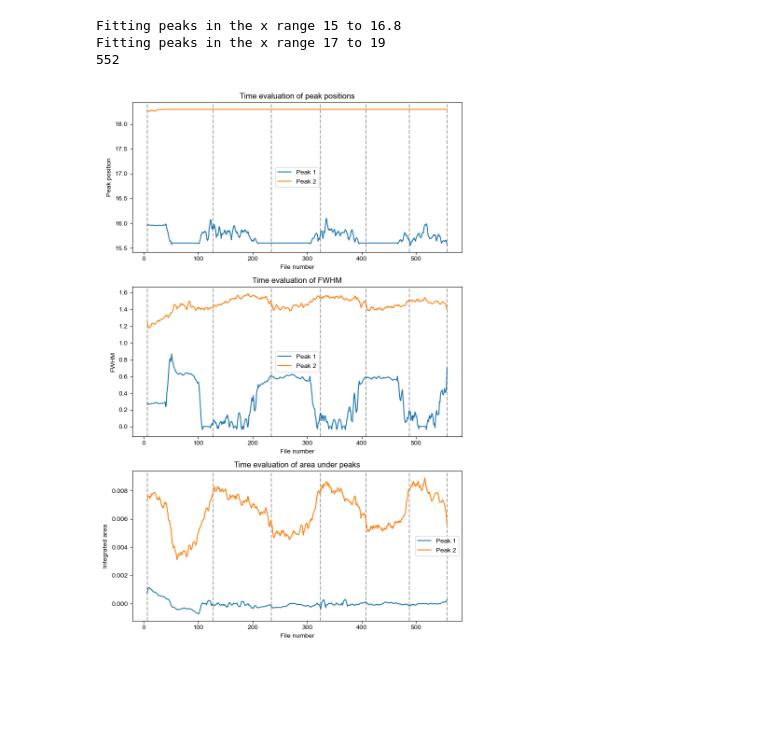
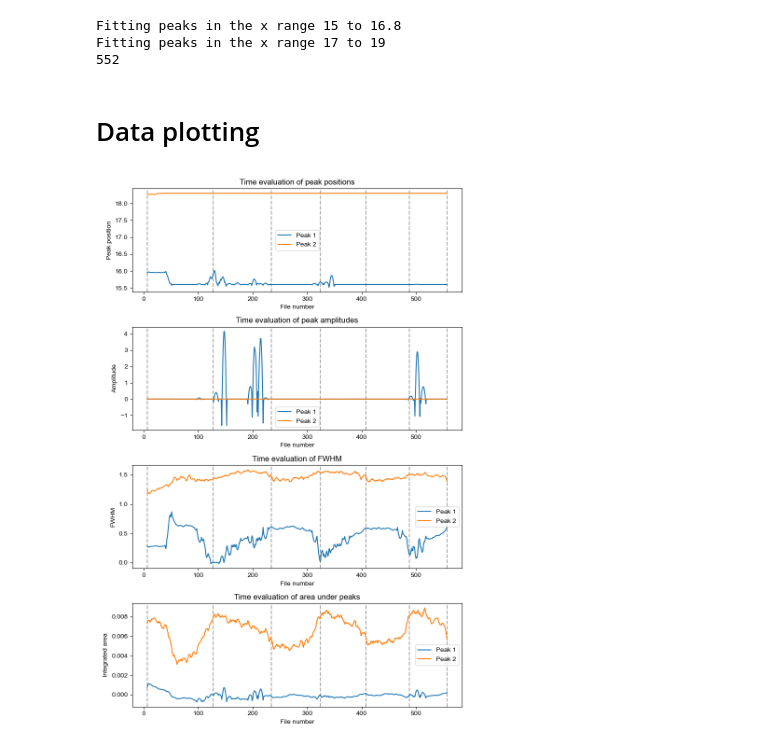
Before and after one commit to PronoyDutta/SAXS_WAXS, a Jupyter notebook: under_development/fitting_data.ipynb, the cells around one changed output. Drawn from its saved outputs; the diff is of its cells as text; code cells hidden in the pictures; blank space fills up the shorter version.

```diff
--- a/under_development/fitting_data.ipynb
+++ b/under_development/fitting_data.ipynb
@@ -451,7 +458,7 @@ plt.ylim(-0.001,0.008)"""
 # %%
 # filter data between ranges
 
-min_x = 15
+min_x = 15.6
 max_x = 19
 
 X_positions = corrected_waxs_files[starting_file].iloc[:,0]
@@ -468,7 +475,7 @@ y_filtered = []
 
 for entry in range(start_row, end_row+1):
     x_temp = corrected_waxs_files[1].iloc[entry,0]
-    y_temp = corrected_waxs_files[127].iloc[entry,1]
+    y_temp = corrected_waxs_files[222].iloc[entry,1]
     x_filtered.append(x_temp)
     y_filtered.append(y_temp)
 
@@ -477,8 +484,8 @@ y_filtered = np.array(y_filtered)
 
 # mean_positions = [18.5, 19.1, 19.5, 19.9, 20.8]
 # mean_positions = [18.6, 19.13, 19.9, 20.8]
-mean_positions = [15.9,18.35,18.7]
-# mean_positions = [19,19.8]
+mean_positions = [15.9,18,18.7]
+
 initial_guess = []
 
 for pos in mean_positions:
@@ -490,8 +497,8 @@ lower_bounds = []
 upper_bounds = []
 
 for pos in mean_positions:
-    lower_bounds += [0, min_x, 0]  # Lower bound for [amplitude, center, width]
-    upper_bounds += [np.inf, max_x, 1.0]  # Upper bound for [amplitude, center, width]
+    lower_bounds += [0, pos - 0.2, 0]  # Lower bound for [amplitude, center, width]
+    upper_bounds += [np.inf, pos + 0.2, 1.0]  # Upper bound for [amplitude, center, width]
 
 # Add bounds for baseline
 lower_bounds += [np.min(y_filtered)]
@@ -590,8 +597,8 @@ for file_number in range(starting_file, last_file+1):
     upper_bounds = []
 
     for pos in mean_positions:
-        lower_bounds += [0, min_x, 0]  # Lower bound for [amplitude, center, width]
-        upper_bounds += [np.inf, max_x, 1.0]  # Upper bound for [amplitude, center, width]
+        lower_bounds += [0, pos - 0.2, 0]  # Lower bound for [amplitude, center, width]
+        upper_bounds += [np.inf, pos + 0.2, 1.0]  # Upper bound for [amplitude, center, width]
 
     # Add bounds for baseline
     lower_bounds += [np.min(y_filtered)]
@@ -715,7 +724,7 @@ for min_x, max__x in x_ranges:
 
         # bounds for baseline
         lower_bounds += [np.min(y_filtered)]
-        upper_bounds += [0.1]
+        upper_bounds += [0.01]
 
         bounds = (lower_bounds, upper_bounds)
 
@@ -734,6 +743,7 @@ for min_x, max__x in x_ranges:
         fwhm = 2*w0
 
         temp_df.loc[file_number, f'Peak_{peak_count}_Center'] = center
+        temp_df.loc[file_number, f'Peak_{peak_count}_Amplitude'] = amplitude
         temp_df.loc[file_number, f'Peak_{peak_count}_FWHM'] = fwhm
         temp_df.loc[file_number, f'Peak_{peak_count}_Area'] = area
 
@@ -744,6 +754,8 @@ print(len(df_curves))
 Fitting peaks in the x range 15 to 16.8
 Fitting peaks in the x range 17 to 19
 552
+# %% [markdown]
+# Data plotting
 # %%
 smoothening_window_size = 10
 smoothening_poly_order = 3
@@ -751,46 +763,50 @@ smoothening_poly_order = 3
 # Titles and labels for the subplots
 titles = [
     "Time evaluation of peak positions",
+    "Time evaluation of peak amplitudes",
     "Time evaluation of FWHM",
     "Time evaluation of area under peaks"
 ]
-ylables = ["Peak position", "FWHM", "Integrated area"]
+ylables = ["Peak position", "Amplitude", "FWHM", "Integrated area"]
 
 # Create a 3x1 subplot
-fig, axs = plt.subplots(3, 1, figsize=(8, 12))
+fig, axs = plt.subplots(4, 1, figsize=(8, 12))
 
 # Loop over each peak (assumes two peaks in this case)
-for peak_count in range(1, 3):
+for peak_count in range(1, int(df_peak_properties.shape[1]/4)+1):
     # data for each property from the dataframe (center, FWHM, area)
     x1 = df_peak_properties.index
     y1 = df_peak_properties[f'Peak_{peak_count}_Center']
-    y2 = df_peak_properties[f'Peak_{peak_count}_FWHM']
-    y3 = df_peak_properties[f'Peak_{peak_count}_Area']
+    y2 = df_peak_properties[f'Peak_{peak_count}_Amplitude']
+    y3 = df_peak_properties[f'Peak_{peak_count}_FWHM']
+    y4 = df_peak_properties[f'Peak_{peak_count}_Area']
 
     # Loop through the subplots and plot each property
     for i, ax in enumerate(axs):
 
         for data in saxs_file_numbers:
             ax.axvline(x=data, color='k', linestyle='--', alpha=0.2)
 
         if i == 0:
             y_data = y1
         elif i == 1:
             y_data = y2
         elif i == 2:
             y_data = y3
+        elif i == 3:
+            y_data = y4
 
         # Plot the smoothed data
         ax.plot(x1, savgol_filter(y_data, smoothening_window_size, smoothening_poly_order), label=f'Peak {peak_count}')
 
         # Set titles and labels
         ax.set_title(titles[i])
         ax.set_xlabel("File number")
         ax.set_ylabel(ylables[i])
         ax.legend()
 
 # Adjust layout to prevent overlap
 plt.tight_layout()
 plt.show()
 # %% [output]
-[figure, old version]
+[figure, new version]
```
Also changed, not shown: parts of 9 cells of this notebook.
